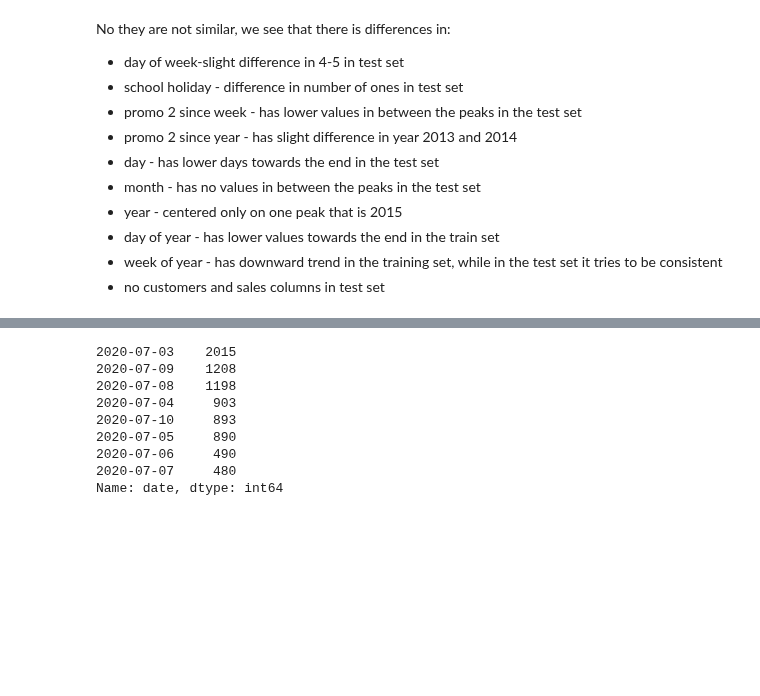
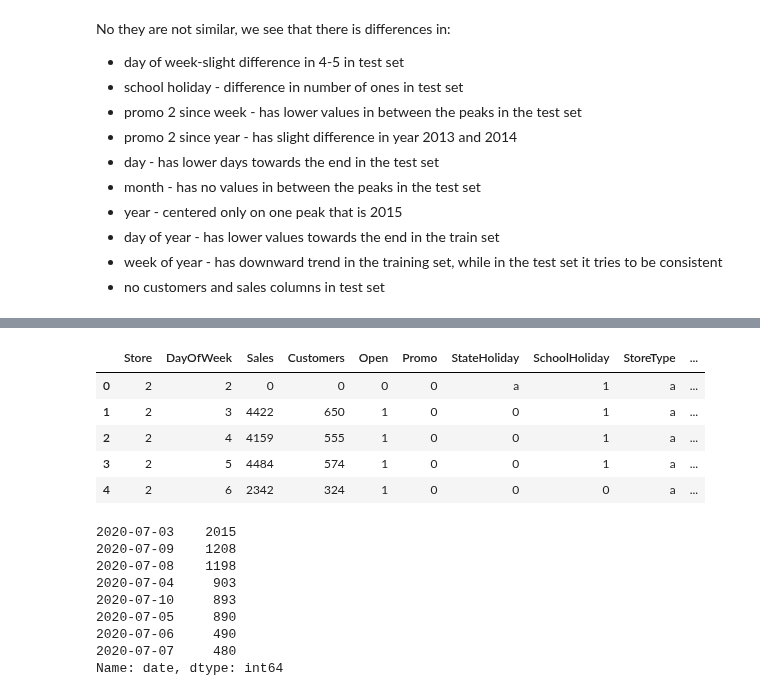
Before and after one commit to tutorialcreation/nlp_swahili_amharic, a Jupyter notebook: notebooks/EDA.ipynb, the cells around one changed output, grey strips where cells are left out. Cells and saved outputs as stored; diff of their text form; code cells hidden in the pictures; blank space fills up the shorter version.

```diff
--- a/notebooks/EDA.ipynb
+++ b/notebooks/EDA.ipynb
@@ -120,3 +132,12 @@ We can note that when there are no state holidays, that is when stateholiday = 0
+# %%
+eda_train.get_df().head()
+# %% [output]
+|  | Store | DayOfWeek | Sales | Customers | Open | Promo | StateHoliday | SchoolHoliday | StoreType | ... |
+| 0 | 2 | 2 | 0 | 0 | 0 | 0 | a | 1 | a | ... |
+| 1 | 2 | 3 | 4422 | 650 | 1 | 0 | 0 | 1 | a | ... |
+| 2 | 2 | 4 | 4159 | 555 | 1 | 0 | 0 | 1 | a | ... |
+| 3 | 2 | 5 | 4484 | 574 | 1 | 0 | 0 | 1 | a | ... |
+| 4 | 2 | 6 | 2342 | 324 | 1 | 0 | 0 | 0 | a | ... |
 # %%
 # unique value counts
 counts_df = df['date'].value_counts()
```
Also changed, not shown: parts of 17 cells of this notebook, 2 other files.
